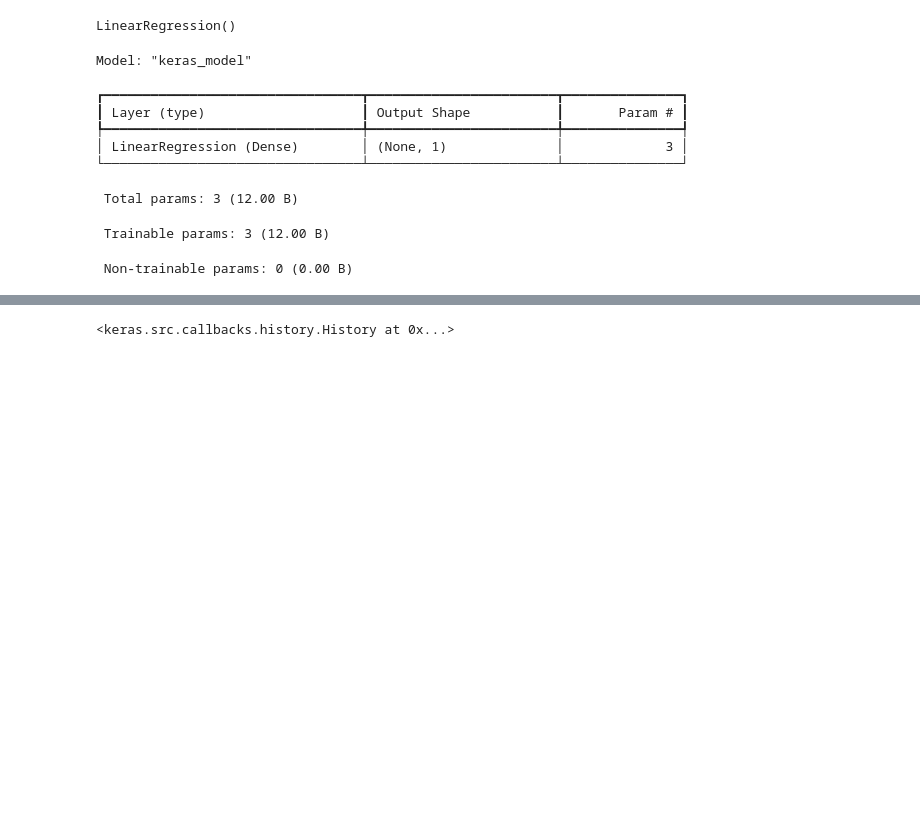
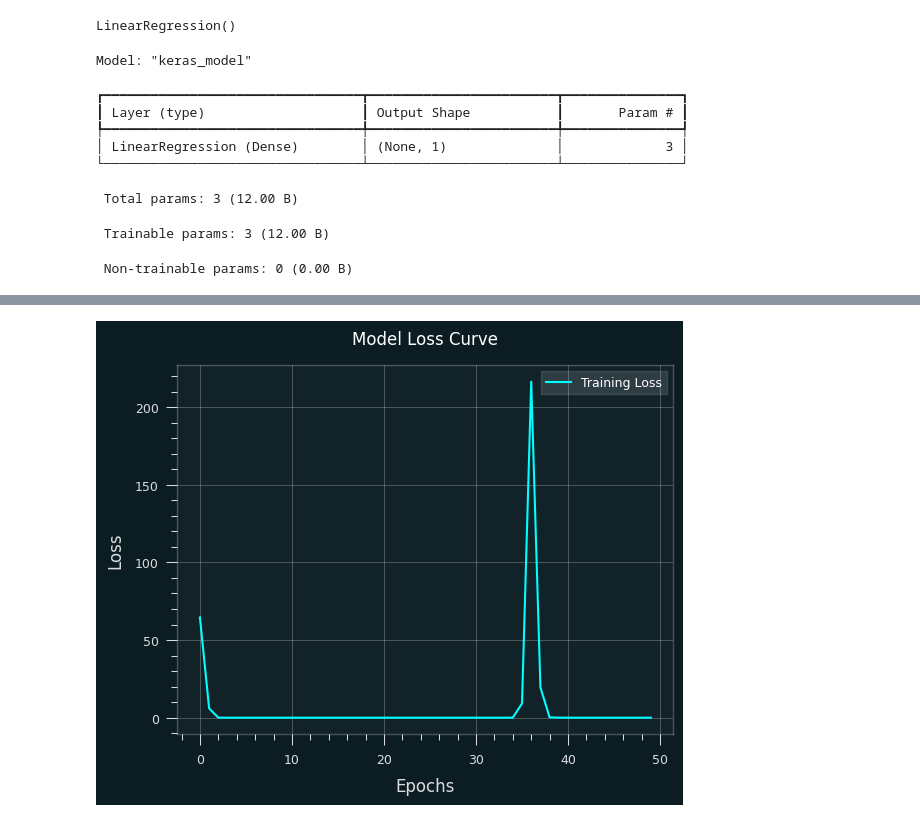
Before and after one commit to RohitMugalya/Learner-s-Garden, a Jupyter notebook: practice notebooks/data normalization.ipynb, the cells around one changed output, grey strips where cells are left out. Saved outputs shown, nothing was run; the diff lists cells and outputs as text; code cells hidden in the pictures; blank space fills up the shorter version.

```diff
--- a/practice notebooks/data normalization.ipynb
+++ b/practice notebooks/data normalization.ipynb
@@ -45,13 +95,17 @@ keras_model = Sequential([
     Dense(1, name="LinearRegression"),
 ], name="keras_model")
 
-keras_model.compile(loss="mse", optimizer="adam")
+keras_model.compile(loss="mse", optimizer=Adam(learning_rate=0.2) )
 keras_model.summary()
 
-keras_model.fit(
+history = keras_model.fit(
     x=X, y=y,
-    epochs=10,
+    batch_size=1,
+    epochs=50,
+    verbose=0,
 )
+
+loss_curve(history, color="cyan")
 # %% [output]
 Model: "keras_model"
 ┏━━━━━━━━━━━━━━━━━━━━━━━━━━━━━━━━━┳━━━━━━━━━━━━━━━━━━━━━━━━┳━━━━━━━━━━━━━━━┓
@@ -85 +119 @@ Epoch 10/10
-<keras.src.callbacks.history.History at 0x...>
+[figure, added]
```
Also changed, not shown: parts of 8 cells of this notebook.
